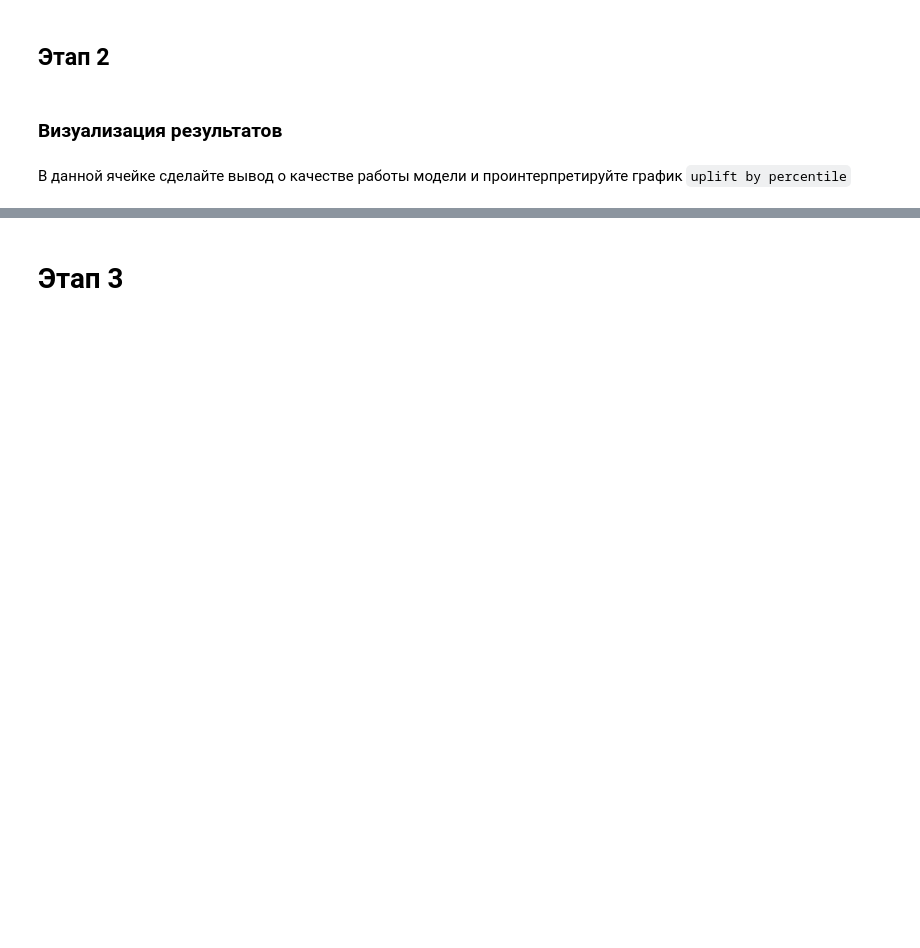
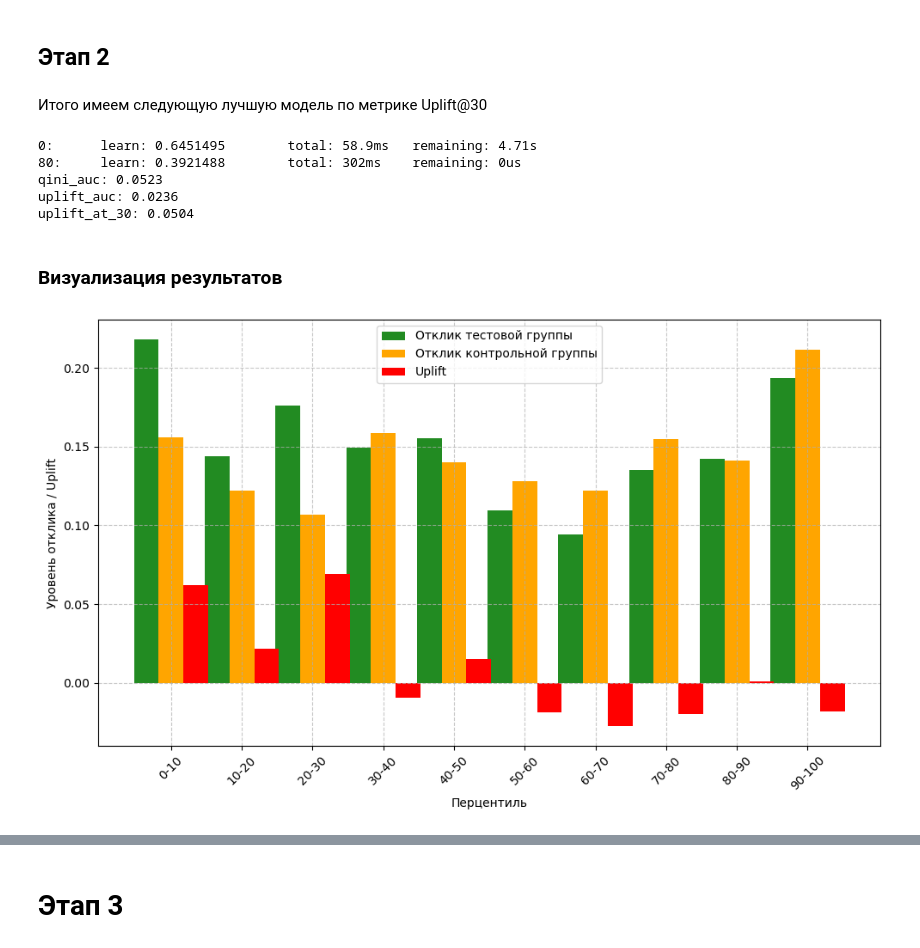
Before and after one commit to alkhrameev/mle-uplift-final-project-2025, a Jupyter notebook: final_project_template.ipynb, the cells around one changed output, grey strips where cells are left out. Drawn from its saved outputs; the diff is of its cells as text; code cells hidden in the pictures; blank space fills up the shorter version.

```diff
--- a/final_project_template.ipynb
+++ b/final_project_template.ipynb
@@ -909,0 +1119,7 @@ print("Best score: ", study.best_value)
+# %%
+selected_indices = list(map(int, selected_forward))
+# Получаем имена признаков по индексам
+selected_columns = X_train.columns[selected_indices]
+# Фильтруем датасет
+X_train_forward_selected = X_train[selected_columns]
+X_test_forward_selected = X_test[selected_columns]
@@ -910,4 +1156,37 @@ print("Best score: ", study.best_value)
 # %% [markdown]
 ## Этап 2
+# %% [markdown]
+Итого имеем следующую лучшую модель по метрике Uplift@30
+# %%
+from catboost import CatBoostClassifier
+
+catboost_model = CatBoostClassifier(
+    iterations=81,
+    depth=9,
+    learning_rate=0.1,
+    random_seed=RANDOM_STATE,
+    verbose=100,
+    allow_writing_files=False
+)
+
+catboost_model.fit(X_train, y_train)
+
+X_test_uplift = calculate_uplift(catboost_model, X_test, treatment_col='treatment')
+
+metrics = evaluate_uplift_metrics(
+    y_true=y_test.values,
+    uplift_vals=X_test_uplift['predicted_uplift'].values,
+    treatment=X_test['treatment'].values,
+    k=0.3
+)
+
+for name, value in metrics.items():
+    print(f"{name}: {value:.4f}")
+# %% [output]
+0:      learn: 0.6451495        total: 58.9ms   remaining: 4.71s
+80:     learn: 0.3921488        total: 302ms    remaining: 0us
+qini_auc: 0.0523
+uplift_auc: 0.0236
+uplift_at_30: 0.0504
 # %% [markdown]
 ### Визуализация результатов
@@ -916,2 +1193,12 @@ from utils import custom_uplift_by_percentile
-# %% [markdown]
-В данной ячейке сделайте вывод о качестве работы модели и проинтерпретируйте график `uplift by percentile`
+# %%
+from utils import custom_uplift_by_percentile
+
+fig = custom_uplift_by_percentile(
+    y_true=y_test.values,
+    uplift=X_test_uplift['predicted_uplift'].values,
+    treatment=X_test['treatment'].values,
+    kind="bar"
+)
+fig.savefig("uplift_by_percentile.png", dpi=300, bbox_inches="tight")
+# %% [output]
+[figure, added]
```
Also changed, not shown: parts of 44 cells of this notebook, 5 other files.
